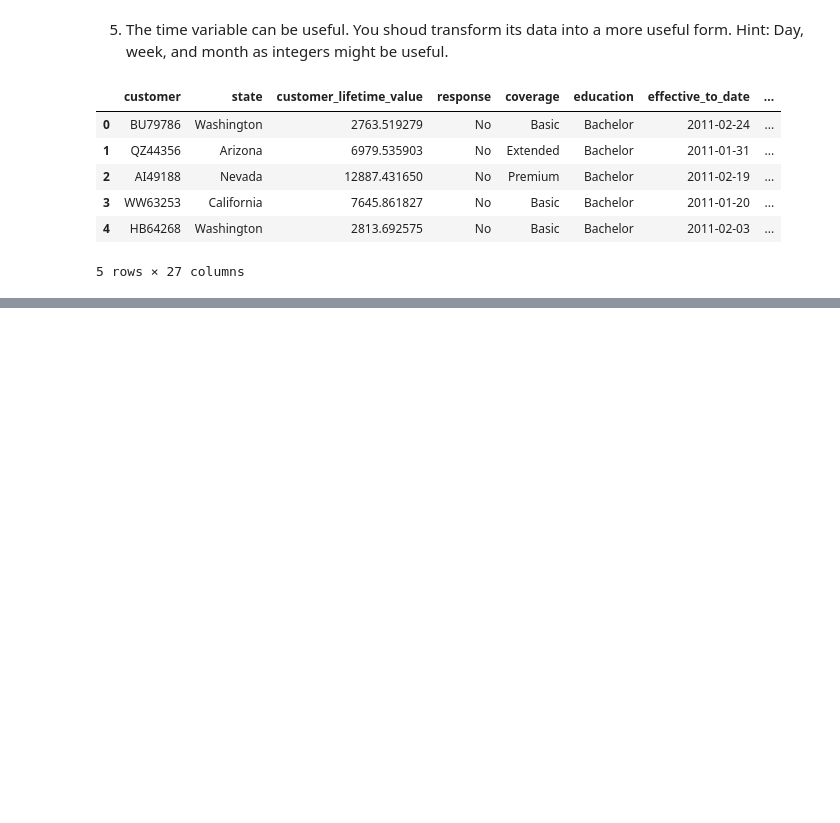
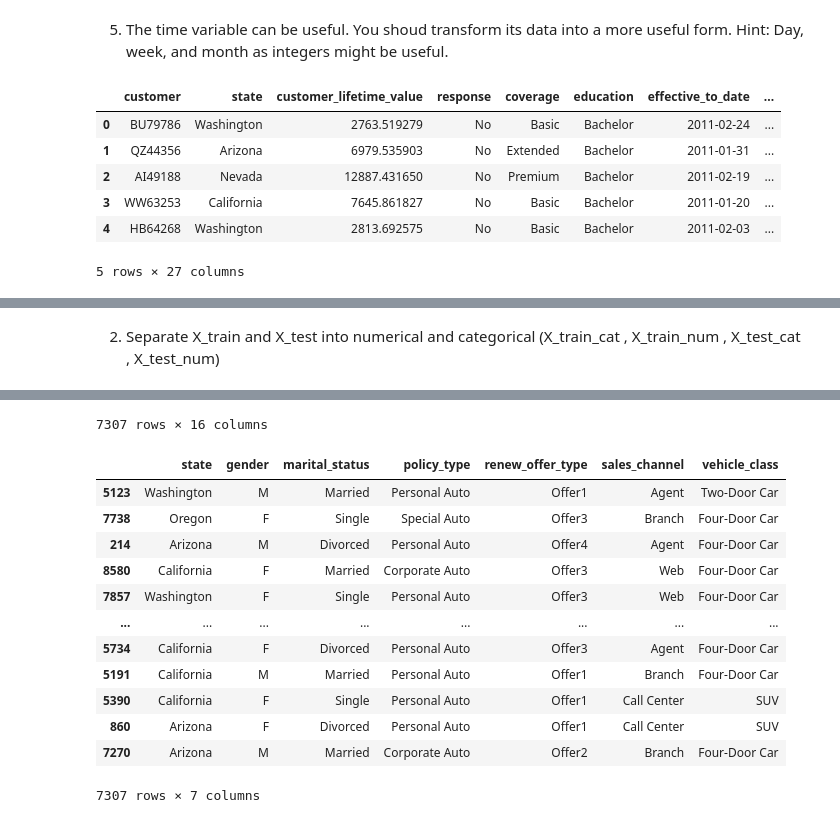
Before and after one commit to JM-IH-DA/lab-cleaning-numerical-data, a Jupyter notebook: files_for_lab/lab-cleaning-numerical-categorical-data.ipynb, the cells around one changed output, grey strips where cells are left out. Cells and saved outputs as stored; diff of their text form; code cells hidden in the pictures; blank space fills up the shorter version.

```diff
--- a/files_for_lab/lab-cleaning-numerical-categorical-data.ipynb
+++ b/files_for_lab/lab-cleaning-numerical-categorical-data.ipynb
@@ -995,3 +1017,9 @@ customer_df.head()
 | 3 | WW63253 | California | 7645.861827 | No | Basic | Bachelor | 2011-01-20 | ... |
 | 4 | HB64268 | Washington | 2813.692575 | No | Basic | Bachelor | 2011-02-03 | ... |
 5 rows × 27 columns
+# %%
+# Adding those columns to the numerical_df:
+
+numerical_df = pd.concat([numerical_df, customer_df[['day', 'week', 'month']]], axis=1)
+
+numerical_df.head()
@@ -997,0 +1084,6 @@ customer_df.head()
+# %%
+# Concatenate:
+
+df = pd.concat([numerical_df, categorical_df], axis=1)
+
+df.head()
@@ -997,0 +1098,5 @@ customer_df.head()
+# %%
+# Split:
+
+X = df.drop(columns=['total_claim_amount'], axis=1)
+y = df['total_claim_amount']
@@ -997,0 +1108,7 @@ customer_df.head()
+# %%
+X_train, X_test, y_train, y_test = train_test_split(X, y, test_size=0.2, random_state=42)
+
+print('X_train =', X_train.shape)
+print('y_train =', y_train.shape)
+print('X_test =', X_test.shape)
+print('y_test =', y_test.shape)
@@ -997,0 +1140,11 @@ customer_df.head()
+# %% [markdown]
+2. Separate X_train and X_test into numerical and categorical (X_train_cat , X_train_num , X_test_cat , X_test_num)
+# %%
+# Defining variables:
+
+X_train_num = X_train.select_dtypes(include = np.number)
+X_train_cat = X_train.select_dtypes(include = object)
+
+display(X_train_num)
+display(X_train_cat)
+# %% [output]
@@ -997,0 +1163,14 @@ customer_df.head()
+7307 rows × 16 columns
+|  | state | gender | marital_status | policy_type | renew_offer_type | sales_channel | vehicle_class |
+| 5123 | Washington | M | Married | Personal Auto | Offer1 | Agent | Two-Door Car |
+| 7738 | Oregon | F | Single | Special Auto | Offer3 | Branch | Four-Door Car |
+| 214 | Arizona | M | Divorced | Personal Auto | Offer4 | Agent | Four-Door Car |
+| 8580 | California | F | Married | Corporate Auto | Offer3 | Web | Four-Door Car |
+| 7857 | Washington | F | Single | Personal Auto | Offer3 | Web | Four-Door Car |
+| ... | ... | ... | ... | ... | ... | ... | ... |
+| 5734 | California | F | Divorced | Personal Auto | Offer3 | Agent | Four-Door Car |
+| 5191 | California | M | Married | Personal Auto | Offer1 | Branch | Four-Door Car |
+| 5390 | California | F | Single | Personal Auto | Offer1 | Call Center | SUV |
+| 860 | Arizona | F | Divorced | Personal Auto | Offer1 | Call Center | SUV |
+| 7270 | Arizona | M | Married | Corporate Auto | Offer2 | Branch | Four-Door Car |
+7307 rows × 7 columns
```
Also changed, not shown: parts of 51 cells of this notebook, 2 other files.
